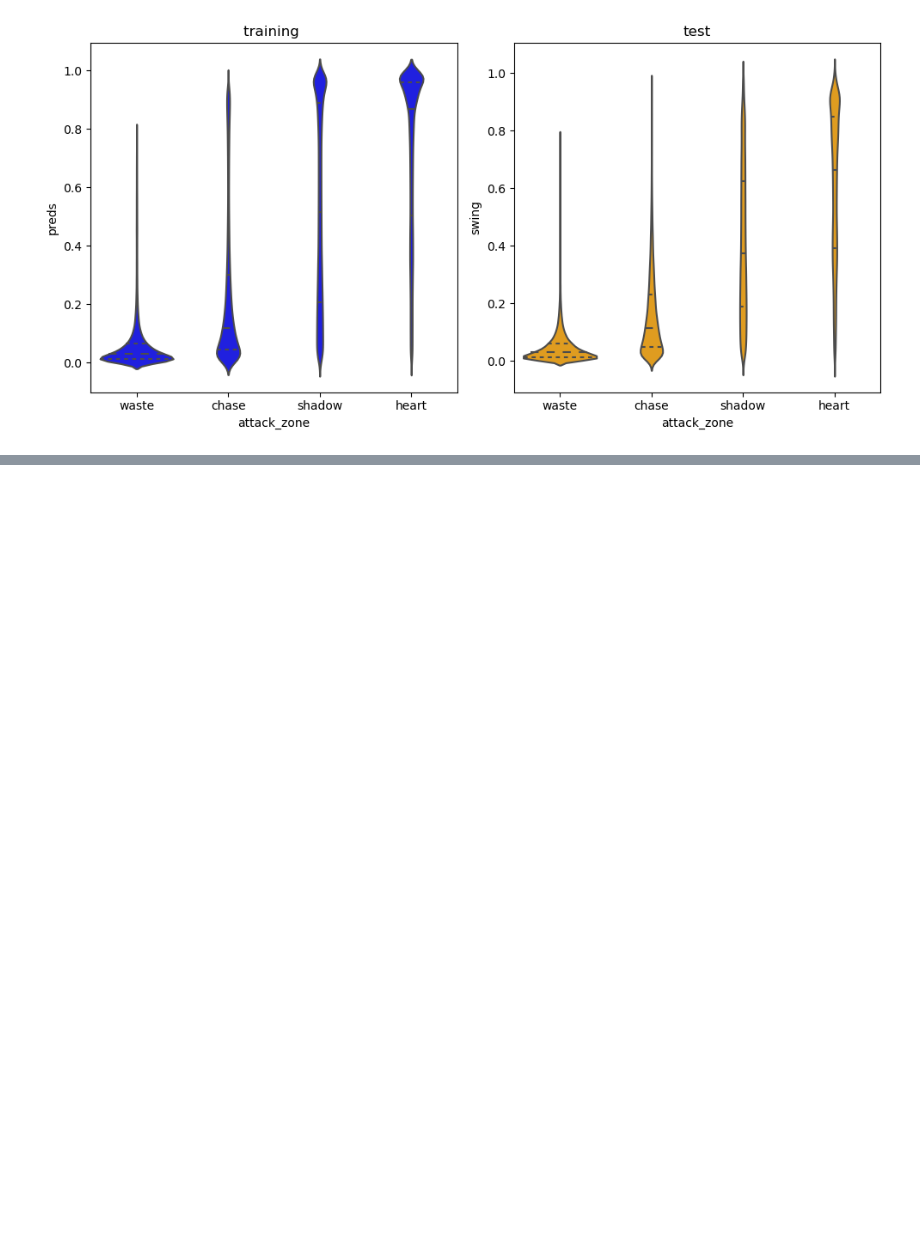
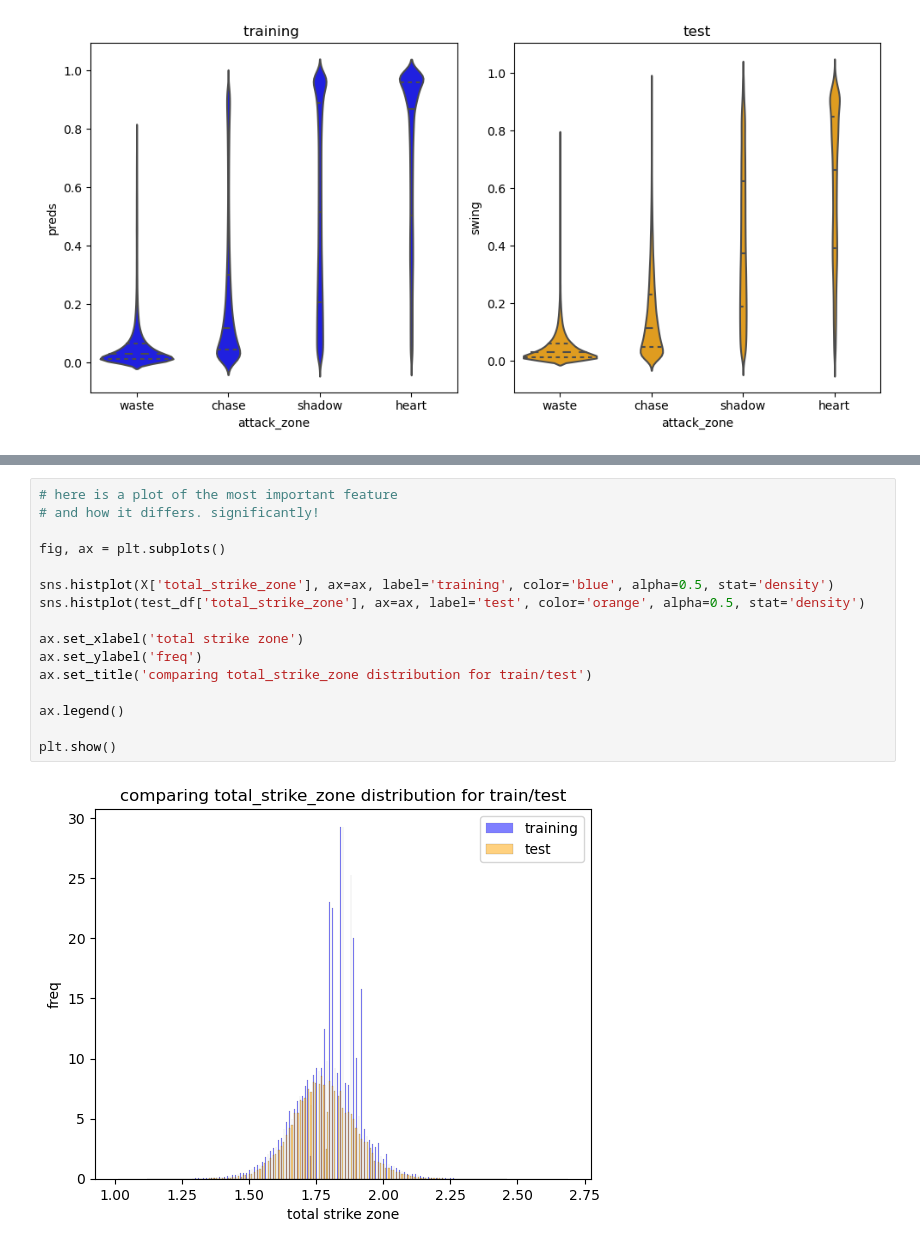
Before and after one commit to yaobviously/nick_wan_home_runs, a Jupyter notebook: nick_wan_swing.ipynb, the cells around one changed output, grey strips where cells are left out. Cells and saved outputs as stored; diff of their text form; blank space fills up the shorter version.

```diff
--- a/nick_wan_swing.ipynb
+++ b/nick_wan_swing.ipynb
@@ -584,0 +610,18 @@ plt.show()
+# %%
+# here is a plot of the most important feature
+# and how it differs. significantly!
+
+fig, ax = plt.subplots()
+
+sns.histplot(X['total_strike_zone'], ax=ax, label='training', color='blue', alpha=0.5, stat='density')
+sns.histplot(test_df['total_strike_zone'], ax=ax, label='test', color='orange', alpha=0.5, stat='density')
+
+ax.set_xlabel('total strike zone')
+ax.set_ylabel('freq')
+ax.set_title('comparing total_strike_zone distribution for train/test')
+
+ax.legend()
+
+plt.show()
+# %% [output]
+[figure, added]
```
Also changed, not shown: parts of 5 cells of this notebook.
